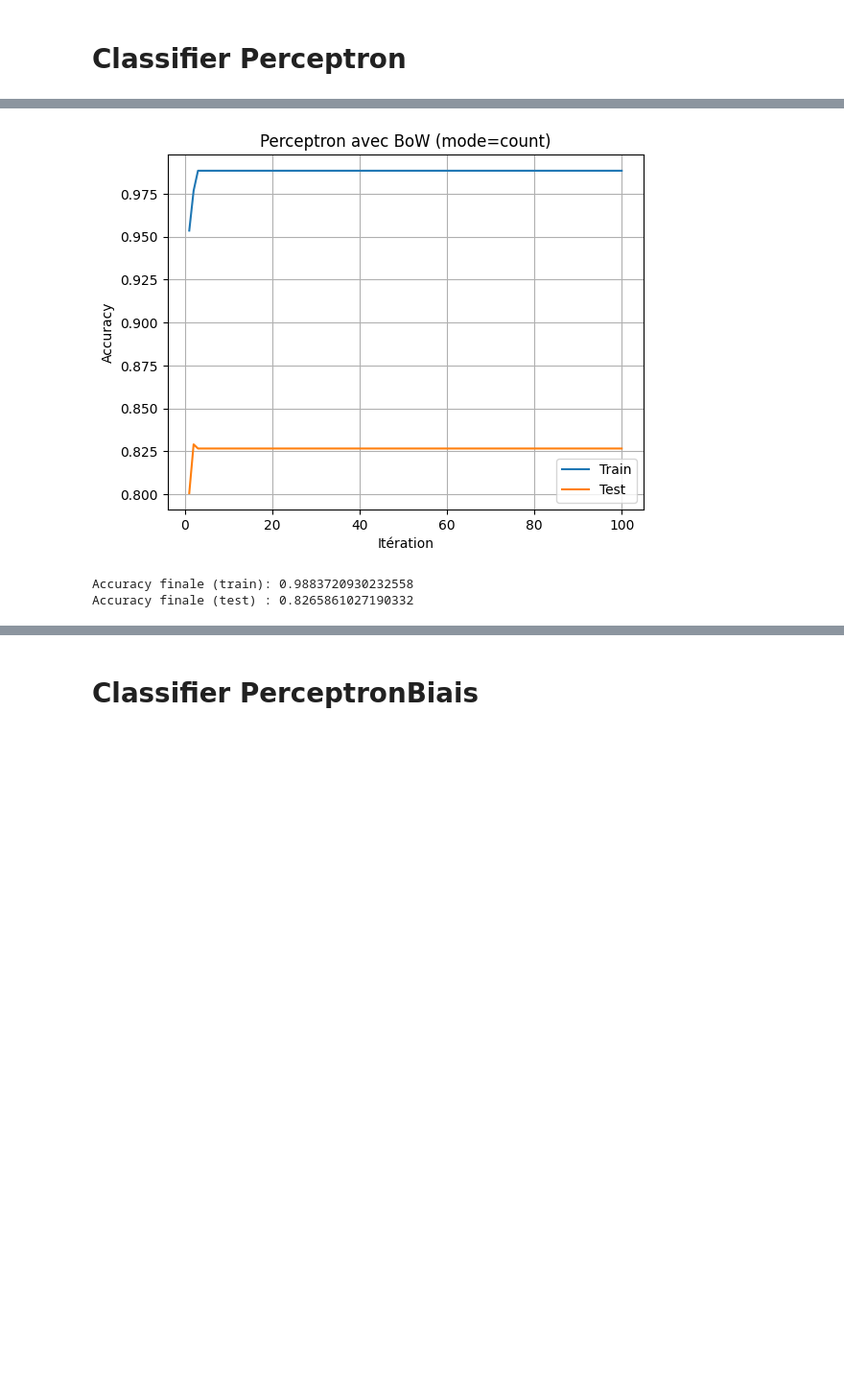
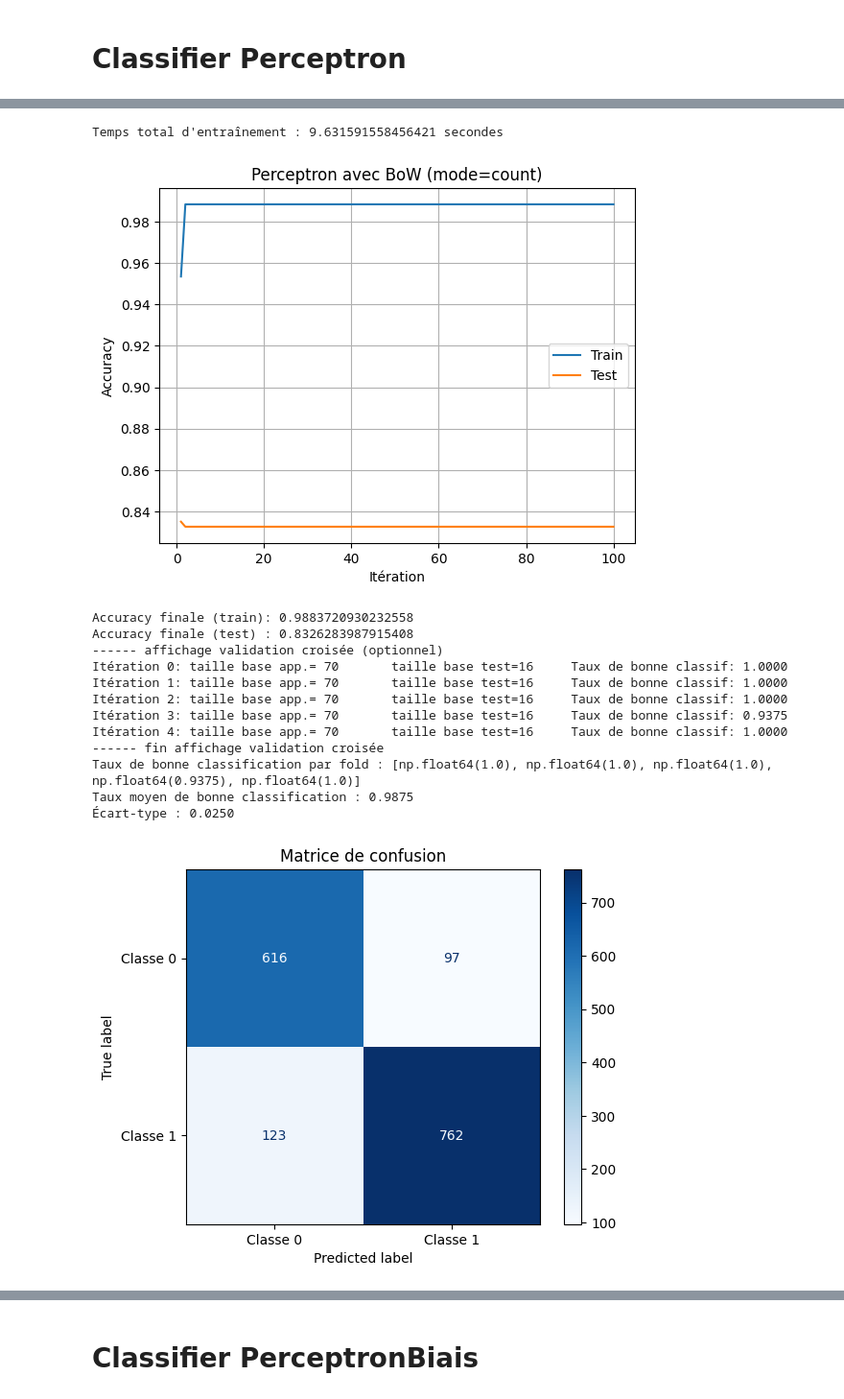
Before and after one commit to Antoine1903/Projets_Sorbonne_Universite, a Jupyter notebook: LU3IN026/miniprojet/projet-Zhang_Lecomte.ipynb, the cells around one changed output, grey strips where cells are left out. Shown: that part at 96% size. Drawn from its saved outputs; the diff is of its cells as text; code cells hidden in the pictures; blank space fills up the shorter version.

```diff
--- a/LU3IN026/miniprojet/projet-Zhang_Lecomte.ipynb
+++ b/LU3IN026/miniprojet/projet-Zhang_Lecomte.ipynb
@@ -502,6 +515,8 @@ perceptron = classif.ClassifierPerceptron(input_dimension=X_train.shape[1], lear
 N = 100  # Nombre d'itérations
 train_acc, test_acc = [], []  # Stockage des performances
 
+# Chronométrer l'entraînement
+start = time.time()
 for _ in range(N):
     # Étape d'entraînement
     perceptron.train_step(X_train, y_train_bin)
@@ -513,6 +528,9 @@ for _ in range(N):
     # Calcul et enregistrement des performances
     train_acc.append((y_train_pred == y_train_bin).mean())
     test_acc.append((y_test_pred == y_test_bin).mean())
+
+end = time.time()
+print("Temps total d'entraînement :", end - start, "secondes")
 
 # Visualisation des résultats
 plt.plot(range(1,N+1), train_acc, label="Train")
@@ -527,4 +545,19 @@ plt.show()
 # Affichage des résultats finaux
 print("Accuracy finale (train):", train_acc[-1])
 print("Accuracy finale (test) :", test_acc[-1])
+
+# Validation croisée 5 folds sur l’ensemble d'entraînement binaire
+nb_folds = 5
+perf_fold, moyenne, ecart_type = ev.validation_croisee(perceptron, (X_train_bin, y_train_bin), nb_folds)
+
+print(f"Taux de bonne classification par fold : {perf_fold}")
+print(f"Taux moyen de bonne classification : {moyenne:.4f}")
+print(f"Écart-type : {ecart_type:.4f}")
+
+# ==== Matrice de confusion ====
+cm = confusion_matrix(y_test_bin, y_test_pred, labels=[-1, +1])
+disp = ConfusionMatrixDisplay(confusion_matrix=cm, display_labels=["Classe 0", "Classe 1"])
+disp.plot(cmap='Blues')
+plt.title("Matrice de confusion")
+plt.show()
 # %% [output]
@@ -567,36 +612,68 @@ perceptron = classif.ClassifierPerceptron(input_dimension=X_train.shape[1], lear
 
 # Boucle d'entraînement et évaluation
 N = 100  # Nombre d'itérations
 train_acc, test_acc = [], []  # Stockage des précisions
 
+# Chronométrer l'entraînement
+start = time.time()
 for _ in range(N):
     # Phase d'entraînement
     perceptron.train_step(X_train, y_train_bin)
 
     # Prédictions sur les ensembles d'entraînement et de test
     y_train_pred = np.array([perceptron.predict(x) for x in X_train])
     y_test_pred = np.array([perceptron.predict(x) for x in X_test])
 
     # Calcul et enregistrement des précisions
     train_acc.append((y_train_pred == y_train_bin).mean())
     test_acc.append((y_test_pred == y_test_bin).mean())
+
+end = time.time()
+print("Temps total d'entraînement :", end - start, "secondes")
 
 # Visualisation des résultats
 plt.plot(range(1,N+1), train_acc, label="Train")
 plt.plot(range(1,N+1), test_acc, label="Test")
 plt.xlabel("Itération")
 plt.ylabel("Accuracy")
 plt.title("Perceptron avec BoW (mode=count)")
 plt.legend()
 plt.grid(True)
 plt.show()
 
 print("Accuracy finale (train):", train_acc[-1])
 print("Accuracy finale (test) :", test_acc[-1])
+
+# Validation croisée 5 folds sur l’ensemble d'entraînement binaire
+nb_folds = 5
+perf_fold, moyenne, ecart_type = ev.validation_croisee(perceptron, (X_train_bin, y_train_bin), nb_folds)
+
+print(f"Taux de bonne classification par fold : {perf_fold}")
+print(f"Taux moyen de bonne classification : {moyenne:.4f}")
+print(f"Écart-type : {ecart_type:.4f}")
+
+# ==== Matrice de confusion ====
+cm = confusion_matrix(y_test_bin, y_test_pred, labels=[-1, +1])
+disp = ConfusionMatrixDisplay(confusion_matrix=cm, display_labels=["Classe 0", "Classe 1"])
+disp.plot(cmap='Blues')
+plt.title("Matrice de confusion")
+plt.show()
 # %% [output]
+Temps total d'entraînement : 9.631591558456421 secondes
-[figure, old version]
+[figure, new version]
-Accuracy finale (train): 0.9883720930232558
-Accuracy finale (test) : 0.8265861027190332
+Accuracy finale (train): 0.9883720930232558
+Accuracy finale (test) : 0.8326283987915408
+------ affichage validation croisée (optionnel)
+Itération 0: taille base app.= 70       taille base test=16     Taux de bonne classif: 1.0000
+Itération 1: taille base app.= 70       taille base test=16     Taux de bonne classif: 1.0000
+Itération 2: taille base app.= 70       taille base test=16     Taux de bonne classif: 1.0000
+Itération 3: taille base app.= 70       taille base test=16     Taux de bonne classif: 0.9375
+Itération 4: taille base app.= 70       taille base test=16     Taux de bonne classif: 1.0000
+------ fin affichage validation croisée
+Taux de bonne classification par fold : [np.float64(1.0), np.float64(1.0), np.float64(1.0), np.float64(0.9375), np.float64(1.0)]
+Taux moyen de bonne classification : 0.9875
+Écart-type : 0.0250
+[figure, added]
 # %%
 # =================================================================
 # Classification binaire avec Fréquence relative (Bag-of-Words freq) avec Perceptron - Version 4
```
Also changed, not shown: parts of 35 cells of this notebook.
